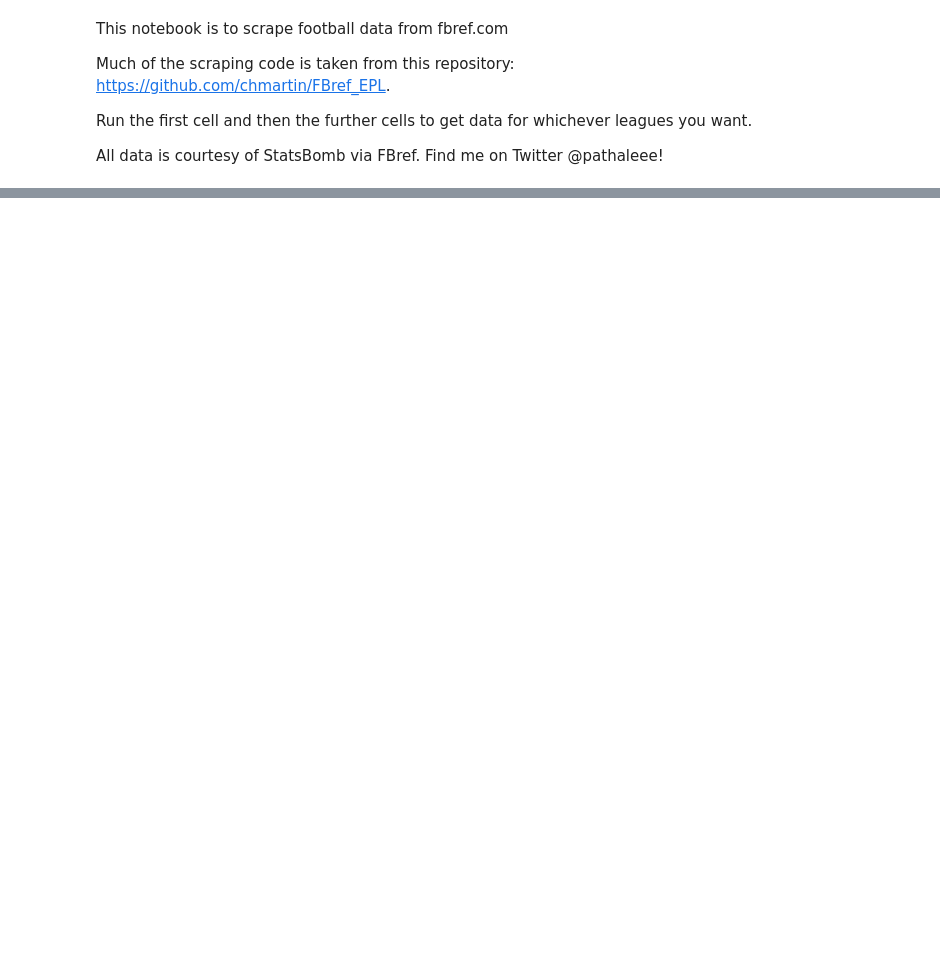
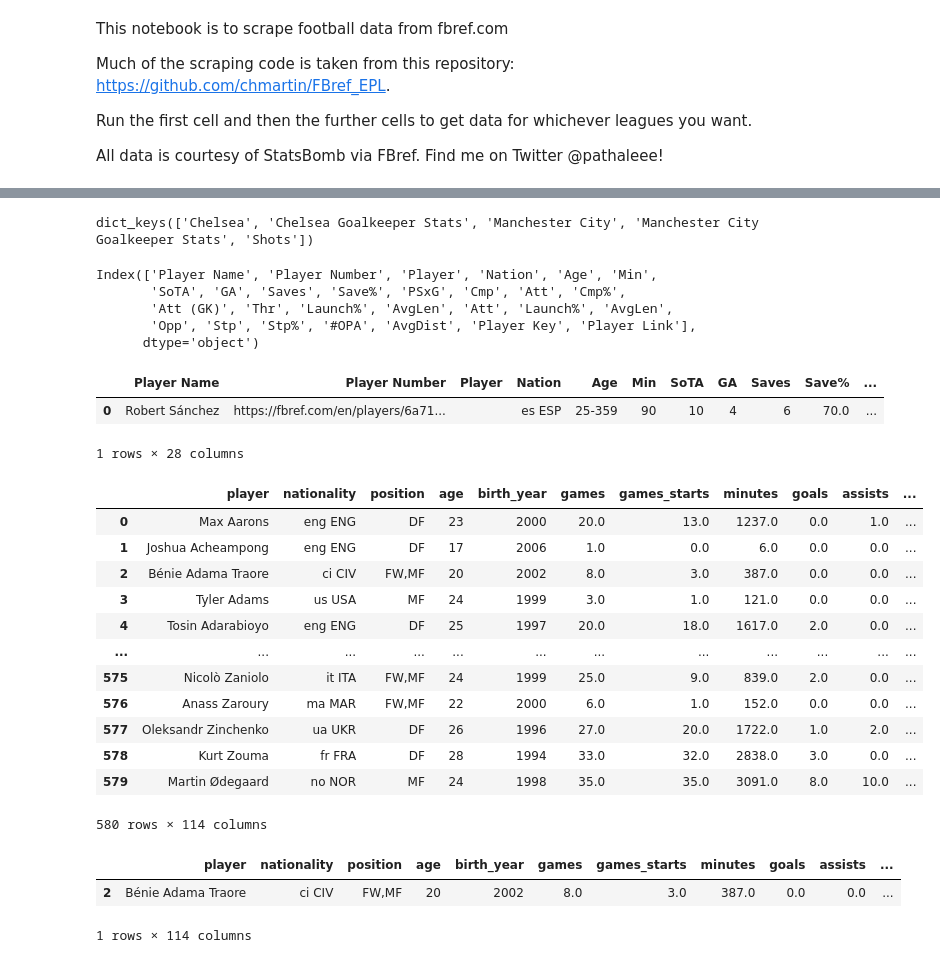
Before and after one commit to bdi2357/FootballData, a Jupyter notebook: PlayerPerformanceData/Scrape_FBref.ipynb, the cells around one changed output, grey strips where cells are left out. Drawn from its saved outputs; the diff is of its cells as text; code cells hidden in the pictures; blank space fills up the shorter version.

```diff
--- a/PlayerPerformanceData/Scrape_FBref.ipynb
+++ b/PlayerPerformanceData/Scrape_FBref.ipynb
@@ -208,0 +927,18 @@ df_outfield
+# %%
+D_stats_game.keys()
+# %% [output]
+dict_keys(['Chelsea', 'Chelsea Goalkeeper Stats', 'Manchester City', 'Manchester City Goalkeeper Stats', 'Shots'])
+# %%
+D_stats_game['Manchester City Goalkeeper Stats']['Goalkeepers'].keys()
+# %% [output]
+Index(['Player Name', 'Player Number', 'Player', 'Nation', 'Age', 'Min',
+       'SoTA', 'GA', 'Saves', 'Save%', 'PSxG', 'Cmp', 'Att', 'Cmp%',
+       'Att (GK)', 'Thr', 'Launch%', 'AvgLen', 'Att', 'Launch%', 'AvgLen',
+       'Opp', 'Stp', 'Stp%', '#OPA', 'AvgDist', 'Player Key', 'Player Link'],
+      dtype='object')
+# %%
+D_stats_game['Chelsea Goalkeeper Stats']['Goalkeepers']
+# %% [output]
+|  | Player Name | Player Number | Player | Nation | Age | Min | SoTA | GA | Saves | Save% | ... |
+| 0 | Robert Sánchez | https://fbref.com/en/players/6a71... |  | es ESP | 25-359 | 90 | 10 | 4 | 6 | 70.0 | ... |
+1 rows × 28 columns
@@ -208,0 +952,24 @@ df_outfield
+# %%
+df_exploded = df_outfield.explode('position')
+# %%
+df_exploded
+# %% [output]
+|  | player | nationality | position | age | birth_year | games | games_starts | minutes | goals | assists | ... |
+| 0 | Max Aarons | eng ENG | DF | 23 | 2000 | 20.0 | 13.0 | 1237.0 | 0.0 | 1.0 | ... |
+| 1 | Joshua Acheampong | eng ENG | DF | 17 | 2006 | 1.0 | 0.0 | 6.0 | 0.0 | 0.0 | ... |
+| 2 | Bénie Adama Traore | ci CIV | FW,MF | 20 | 2002 | 8.0 | 3.0 | 387.0 | 0.0 | 0.0 | ... |
+| 3 | Tyler Adams | us USA | MF | 24 | 1999 | 3.0 | 1.0 | 121.0 | 0.0 | 0.0 | ... |
+| 4 | Tosin Adarabioyo | eng ENG | DF | 25 | 1997 | 20.0 | 18.0 | 1617.0 | 2.0 | 0.0 | ... |
+| ... | ... | ... | ... | ... | ... | ... | ... | ... | ... | ... | ... |
+| 575 | Nicolò Zaniolo | it ITA | FW,MF | 24 | 1999 | 25.0 | 9.0 | 839.0 | 2.0 | 0.0 | ... |
+| 576 | Anass Zaroury | ma MAR | FW,MF | 22 | 2000 | 6.0 | 1.0 | 152.0 | 0.0 | 0.0 | ... |
+| 577 | Oleksandr Zinchenko | ua UKR | DF | 26 | 1996 | 27.0 | 20.0 | 1722.0 | 1.0 | 2.0 | ... |
+| 578 | Kurt Zouma | fr FRA | DF | 28 | 1994 | 33.0 | 32.0 | 2838.0 | 3.0 | 0.0 | ... |
+| 579 | Martin Ødegaard | no NOR | MF | 24 | 1998 | 35.0 | 35.0 | 3091.0 | 8.0 | 10.0 | ... |
+580 rows × 114 columns
+# %%
+df_exploded[df_exploded['player']=='Bénie Adama Traore']
+# %% [output]
+|  | player | nationality | position | age | birth_year | games | games_starts | minutes | goals | assists | ... |
+| 2 | Bénie Adama Traore | ci CIV | FW,MF | 20 | 2002 | 8.0 | 3.0 | 387.0 | 0.0 | 0.0 | ... |
+1 rows × 114 columns
```
Also changed, not shown: parts of 24 cells of this notebook.
